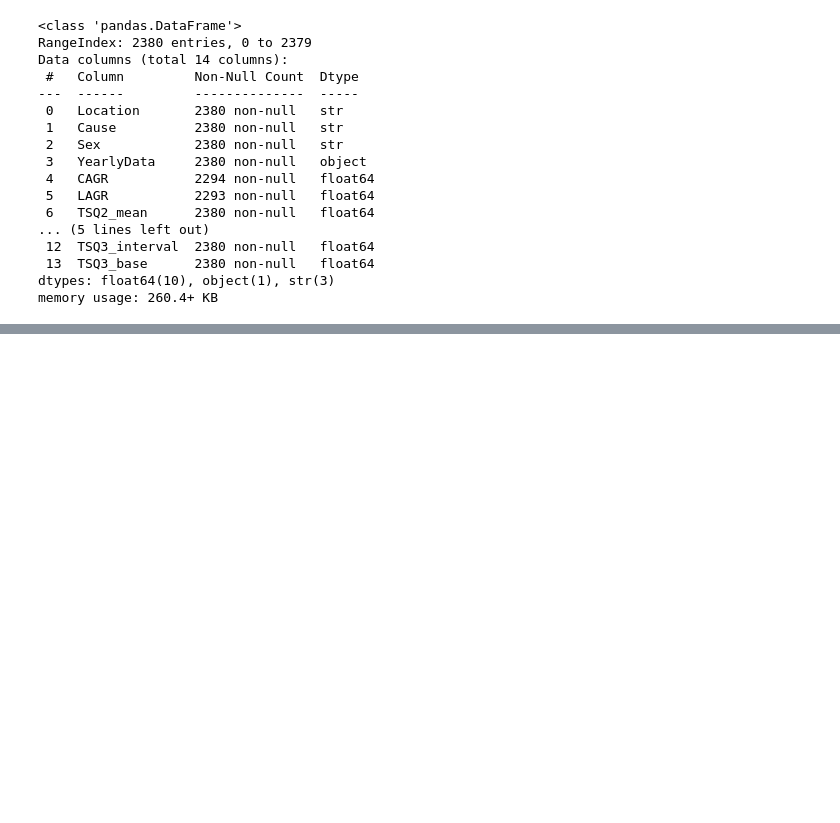
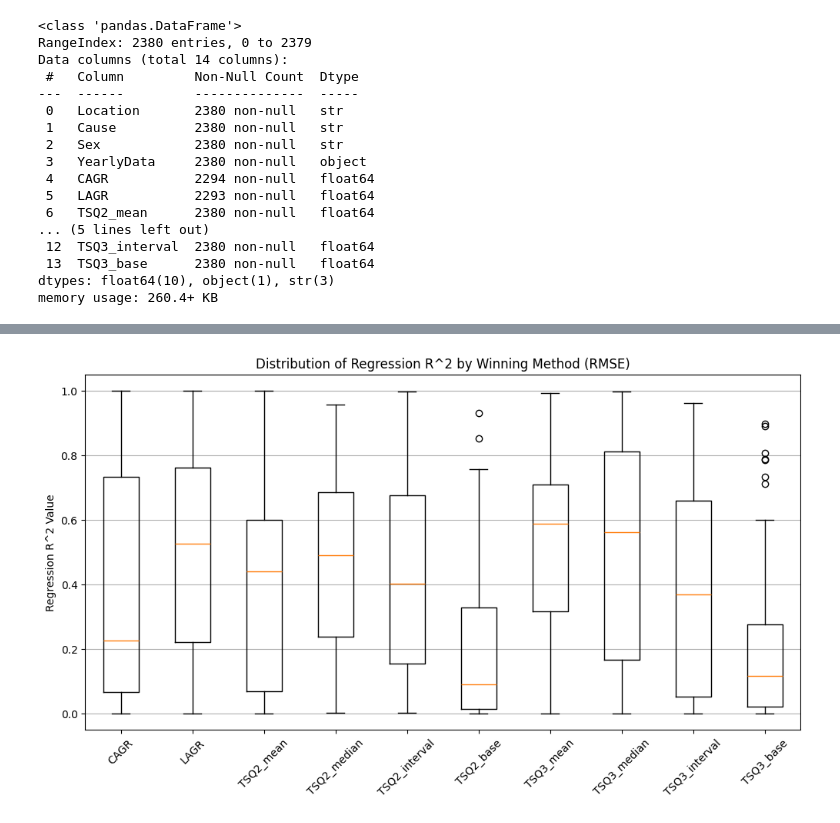
Before and after one commit to ASudu/Scotland_BOD, a Jupyter notebook: pattern_recognition.ipynb, the cells around one changed output, grey strips where cells are left out. Cells and saved outputs as stored; diff of their text form; code cells hidden in the pictures; blank space fills up the shorter version.

```diff
--- a/pattern_recognition.ipynb
+++ b/pattern_recognition.ipynb
@@ -718,0 +742,8 @@ for method in METHODS:
+# %%
+# Calculate growth rates for each time series 2014-18 and add them as new columns in the dataframe
+df6["CAGR"] = df6["YearlyData"].apply(lambda x: get_cagr([t[1] for t in x if 2014 <= t[0] <= 2017]))
+df6["LAGR"] = df6["YearlyData"].apply(lambda x: get_lagr([t[1] for t in x if 2014 <= t[0] <= 2017]))
+for q in range(2,4):
+    for mode in NORM_MODES:
+        df6[f"TSQ{q}_{mode}"] = df6["YearlyData"].apply(lambda x: get_tsq(dict([t for t in x if 2014 <= t[0] <= 2017]), q=q, norm_mode=mode))
+df6.info()
@@ -718,0 +768,12 @@ for method in METHODS:
+# %%
+def get_mae(actuals, preds):
+    return np.mean(np.abs(np.array(actuals) - np.array(preds)))
+# %%
+# Take 2014-18 data, fit straight line and calculate R^2 value
+df6["linear_regression_r2"] = df6["YearlyData"].apply(lambda x: fit_linear_regression([t for t in x if 2014 <= t[0] <= 2017]))
+
+for method in METHODS:
+    df6[f"{method}_pred"] = df6.apply(lambda row: [dict(row["YearlyData"]).get(2017)*(1 + row[method]/100)**(i+1) for i in range(2)], axis=1)
+df6["forecasting_winner"] = df6.apply(lambda row: min([(method, get_mae([dict(row["YearlyData"]).get(yr) for yr in [2018, 2019]], row[f"{method}_pred"])) for method in METHODS], key=lambda t: t[1])[0], axis=1)
+df6["forecasting_winner_category"] = df6["forecasting_winner"].apply(lambda x: x.split("_")[0] if "_" in x else x)
+df6["forecasting_winner"].value_counts(), df6["forecasting_winner_category"].value_counts()
@@ -718,0 +799,3 @@ for method in METHODS:
+# %%
+regression_winner_indices = {method: sorted(list(set(df6[df6["forecasting_winner"] == method].index))) for method in METHODS}
+regression_winner_indices
@@ -718,0 +820,16 @@ for method in METHODS:
+# %%
+# For each method in METHODS, get the range of fractal dimension values for the rows where that method was the winner according to RMSE. Plot the distribution of stddev values for each method using a boxplot.
+plt.figure(figsize=(12, 6))
+data = []
+for method in METHODS:
+    indices = regression_winner_indices[method]
+    r2_values = df6.loc[indices, "linear_regression_r2"].values
+    data.append(r2_values)
+plt.boxplot(data, labels=METHODS)
+plt.xticks(rotation=45)
+plt.ylabel("Regression R^2 Value")
+plt.title("Distribution of Regression R^2 by Winning Method (RMSE)")
+plt.grid(axis='y')
+plt.show()
+# %% [output]
+[figure, added]
```
Also changed, not shown: parts of 18 cells of this notebook.
